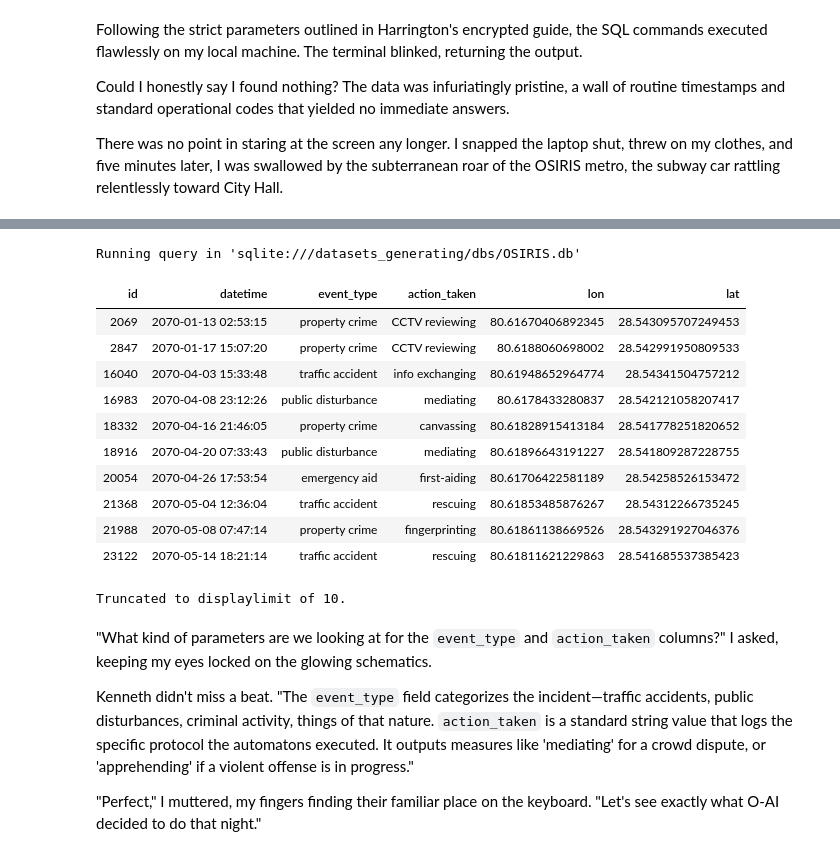
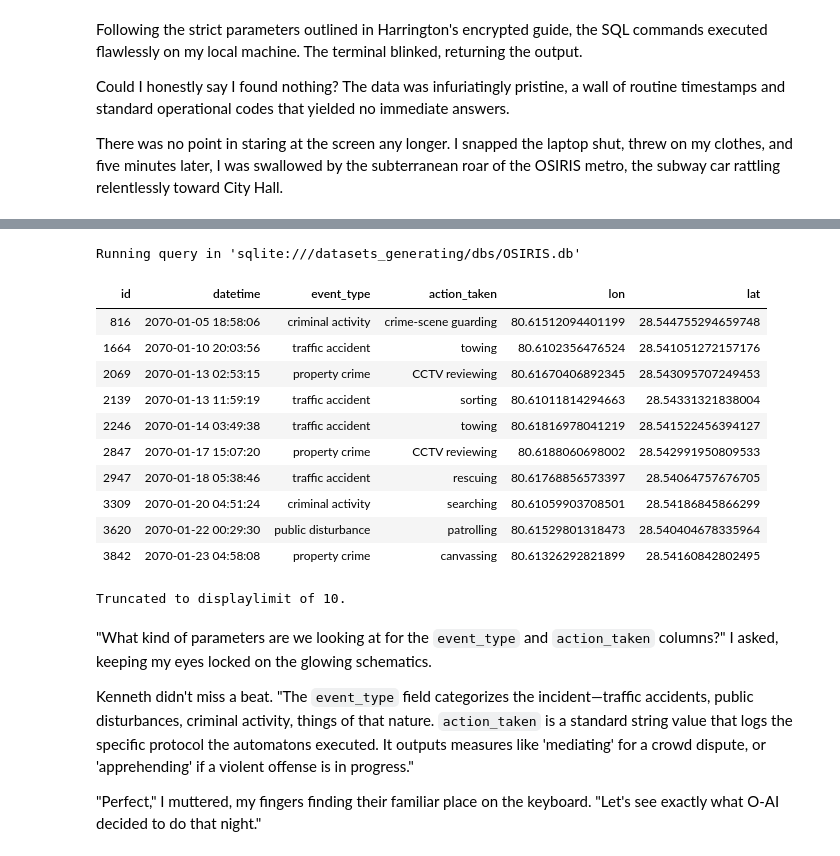
Before and after one commit to Zeyu-Xie/The-4th-Prompt-A-SQL-Investigation, a Jupyter notebook: story.ipynb, the cells around one changed output, grey strips where cells are left out. Drawn from its saved outputs; the diff is of its cells as text; code cells hidden in the pictures.

```diff
--- a/story.ipynb
+++ b/story.ipynb
@@ -106,29 +109,31 @@ Lori fell silent. With a swift tap on her tablet, the massive screen at the end
 It was exactly what I needed. Staring at the glowing red markers and the precise geographic coordinates pinpointed on the display, a cold certainty settled over me. With those locations and the data buried in the `guard_logs` table, I had my starting point. I was about to pry the truth out of this machine, line by line.
 # %%
 %%sql
+-- Select guard_logs in a certain location range
+-- e.g. lon in [80.61, 80.62], lat in [28.54, 28.545]
 
 SELECT
     *
 FROM
     guard_logs
 WHERE
-    80.616667 <= lon
+    80.61 <= lon
     AND lon <= 80.62
-    AND 28.541667 <= lat
-    AND lat <= 28.544167;
+    AND 28.54 <= lat
+    AND lat <= 28.545;
 # %% [output]
 Running query in 'sqlite:///datasets_generating/dbs/OSIRIS.db'
 | id | datetime | event_type | action_taken | lon | lat |
+| 816 | 2070-01-05 18:58:06 | criminal activity | crime-scene guarding | 80.61512094401199 | 28.544755294659748 |
+| 1664 | 2070-01-10 20:03:56 | traffic accident | towing | 80.6102356476524 | 28.541051272157176 |
 | 2069 | 2070-01-13 02:53:15 | property crime | CCTV reviewing | 80.61670406892345 | 28.543095707249453 |
+| 2139 | 2070-01-13 11:59:19 | traffic accident | sorting | 80.61011814294663 | 28.54331321838004 |
+| 2246 | 2070-01-14 03:49:38 | traffic accident | towing | 80.61816978041219 | 28.541522456394127 |
 | 2847 | 2070-01-17 15:07:20 | property crime | CCTV reviewing | 80.6188060698002 | 28.542991950809533 |
-| 16040 | 2070-04-03 15:33:48 | traffic accident | info exchanging | 80.61948652964774 | 28.54341504757212 |
-| 16983 | 2070-04-08 23:12:26 | public disturbance | mediating | 80.6178433280837 | 28.542121058207417 |
-| 18332 | 2070-04-16 21:46:05 | property crime | canvassing | 80.61828915413184 | 28.541778251820652 |
-| 18916 | 2070-04-20 07:33:43 | public disturbance | mediating | 80.61896643191227 | 28.541809287228755 |
-| 20054 | 2070-04-26 17:53:54 | emergency aid | first-aiding | 80.61706422581189 | 28.54258526153472 |
-| 21368 | 2070-05-04 12:36:04 | traffic accident | rescuing | 80.61853485876267 | 28.54312266735245 |
-| 21988 | 2070-05-08 07:47:14 | property crime | fingerprinting | 80.61861138669526 | 28.543291927046376 |
-| 23122 | 2070-05-14 18:21:14 | traffic accident | rescuing | 80.61811621229863 | 28.541685537385423 |
+| 2947 | 2070-01-18 05:38:46 | traffic accident | rescuing | 80.61768856573397 | 28.54064757676705 |
+| 3309 | 2070-01-20 04:51:24 | criminal activity | searching | 80.61059903708501 | 28.54186845866299 |
+| 3620 | 2070-01-22 00:29:30 | public disturbance | patrolling | 80.61529801318473 | 28.540404678335964 |
+| 3842 | 2070-01-23 04:58:08 | property crime | canvassing | 80.61326292821899 | 28.54160842802495 |
 Truncated to displaylimit of 10.
 # %% [markdown]
 "What kind of parameters are we looking at for the `event_type` and `action_taken` columns?" I asked, keeping my eyes locked on the glowing schematics.
```
Also changed, not shown: parts of 23 cells of this notebook, 1 other file.
